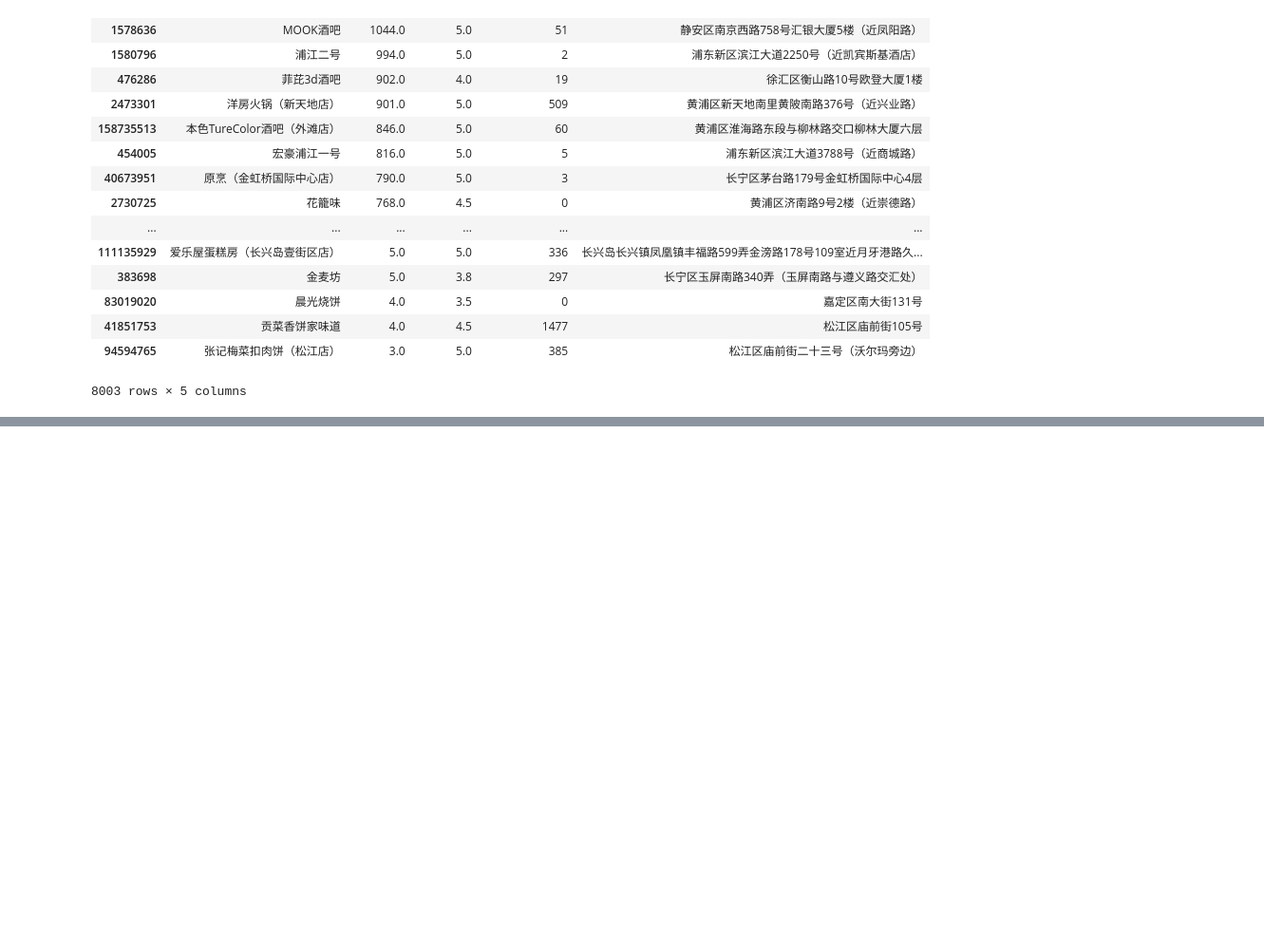
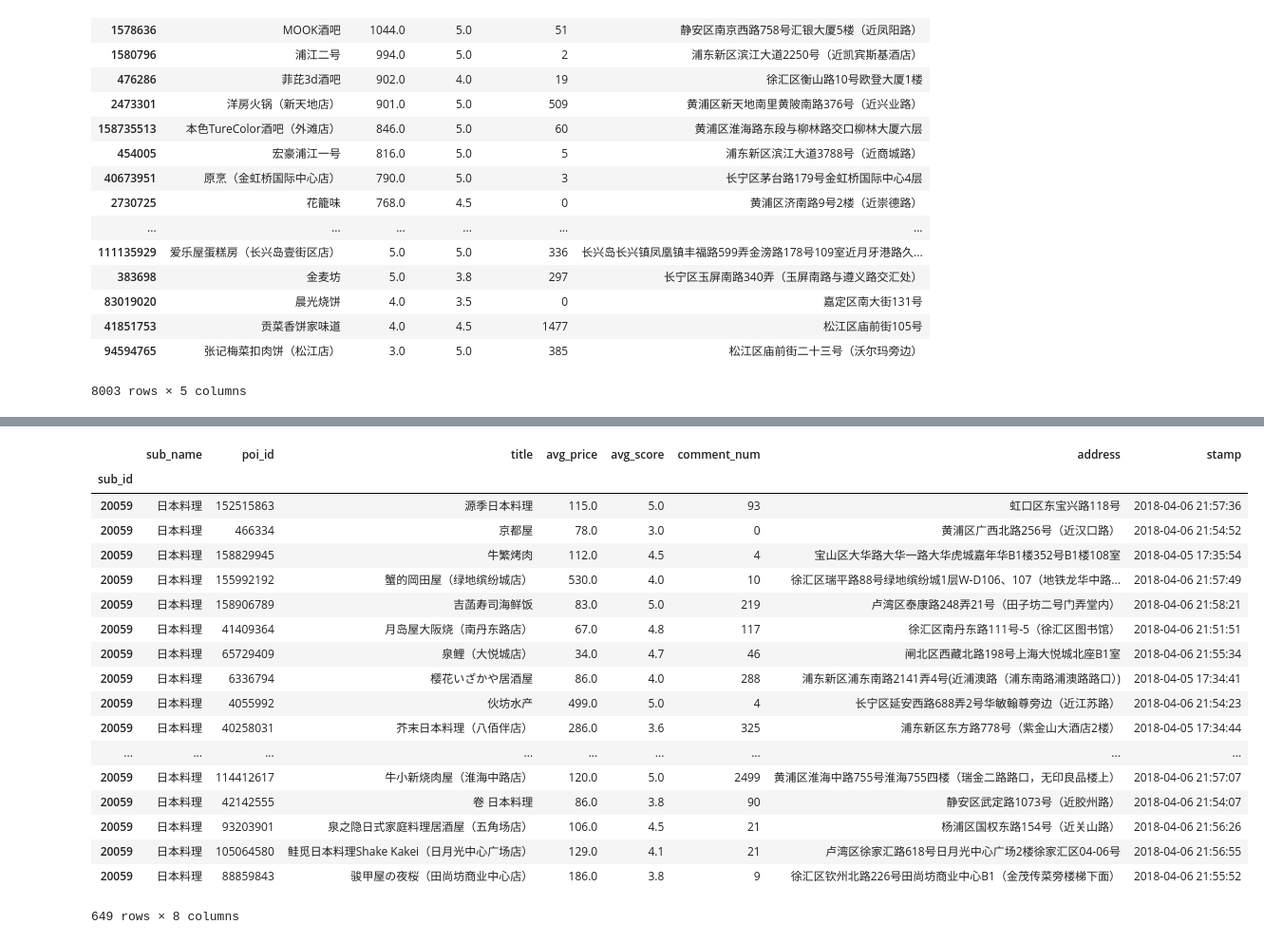
Before and after one commit to qianbin0205/data_analysis, a Jupyter notebook: meituan_analysis/meituan_report.ipynb, the cells around one changed output, grey strips where cells are left out. Shown at 95% size. Saved outputs shown, nothing was run; the diff lists cells and outputs as text; code cells hidden in the pictures; blank space fills up the shorter version.

```diff
--- a/meituan_analysis/meituan_report.ipynb
+++ b/meituan_analysis/meituan_report.ipynb
@@ -130,0 +276,28 @@ df
+# %%
+sql5 = '''select distinct a.sub_id,a.sub_name,
+b.poi_id,b.title,b.avg_price,b.avg_score,b.comment_num,b.address,b.stamp from meituan_classify_info as a
+inner join meituan_shop_info as b on a.sub_id = b.sub_id and a.class_type = b.class_type
+where a.class_type = 1 and a.sub_id = 20059 and b.avg_price <> 0 and b.avg_score <> 0;
+'''
+df5 = pd.read_sql(sql5,conn,index_col='sub_id')
+df5
+# %% [output]
+|  | sub_name | poi_id | title | avg_price | avg_score | comment_num | address | stamp |
+| sub_id |  |  |  |  |  |  |  |  |
+| 20059 | 日本料理 | 152515863 | 源季日本料理 | 115.0 | 5.0 | 93 | 虹口区东宝兴路118号 | 2018-04-06 21:57:36 |
+| 20059 | 日本料理 | 466334 | 京都屋 | 78.0 | 3.0 | 0 | 黄浦区广西北路256号（近汉口路） | 2018-04-06 21:54:52 |
+| 20059 | 日本料理 | 158829945 | 牛繁烤肉 | 112.0 | 4.5 | 4 | 宝山区大华路大华一路大华虎城嘉年华B1楼352号B1楼108室 | 2018-04-05 17:35:54 |
+| 20059 | 日本料理 | 155992192 | 蟹的岡田屋（绿地缤纷城店） | 530.0 | 4.0 | 10 | 徐汇区瑞平路88号绿地缤纷城1层W-D106、107（地铁龙华中路... | 2018-04-06 21:57:49 |
+| 20059 | 日本料理 | 158906789 | 吉菡寿司海鲜饭 | 83.0 | 5.0 | 219 | 卢湾区泰康路248弄21号（田子坊二号门弄堂内） | 2018-04-06 21:58:21 |
+| 20059 | 日本料理 | 41409364 | 月岛屋大阪烧（南丹东路店） | 67.0 | 4.8 | 117 | 徐汇区南丹东路111号-5（徐汇区图书馆） | 2018-04-06 21:51:51 |
+| 20059 | 日本料理 | 65729409 | 泉鲤（大悦城店） | 34.0 | 4.7 | 46 | 闸北区西藏北路198号上海大悦城北座B1室 | 2018-04-06 21:55:34 |
+| 20059 | 日本料理 | 6336794 | 樱花いざかや居酒屋 | 86.0 | 4.0 | 288 | 浦东新区浦东南路2141弄4号(近浦澳路（浦东南路浦澳路路口）) | 2018-04-05 17:34:41 |
+| 20059 | 日本料理 | 4055992 | 伙坊水产 | 499.0 | 5.0 | 4 | 长宁区延安西路688弄2号华敏翰尊旁边（近江苏路） | 2018-04-06 21:54:23 |
+| 20059 | 日本料理 | 40258031 | 芥末日本料理（八佰伴店） | 286.0 | 3.6 | 325 | 浦东新区东方路778号（紫金山大酒店2楼） | 2018-04-05 17:34:44 |
+| ... | ... | ... | ... | ... | ... | ... | ... | ... |
+| 20059 | 日本料理 | 114412617 | 牛小新烧肉屋（淮海中路店） | 120.0 | 5.0 | 2499 | 黄浦区淮海中路755号淮海755四楼（瑞金二路路口，无印良品楼上） | 2018-04-06 21:57:07 |
+| 20059 | 日本料理 | 42142555 | 卷 日本料理 | 86.0 | 3.8 | 90 | 静安区武定路1073号（近胶州路） | 2018-04-06 21:54:07 |
+| 20059 | 日本料理 | 93203901 | 泉之隐日式家庭料理居酒屋（五角场店） | 106.0 | 4.5 | 21 | 杨浦区国权东路154号（近关山路） | 2018-04-06 21:56:26 |
+| 20059 | 日本料理 | 105064580 | 鲑觅日本料理Shake Kakei（日月光中心广场店） | 129.0 | 4.1 | 21 | 卢湾区徐家汇路618号日月光中心广场2楼徐家汇区04-06号 | 2018-04-06 21:56:55 |
+| 20059 | 日本料理 | 88859843 | 骏甲屋の夜桜（田尚坊商业中心店） | 186.0 | 3.8 | 9 | 徐汇区钦州北路226号田尚坊商业中心B1（金茂传菜旁楼梯下面） | 2018-04-06 21:55:52 |
+649 rows × 8 columns
```
Also changed, not shown: parts of 25 cells of this notebook.
